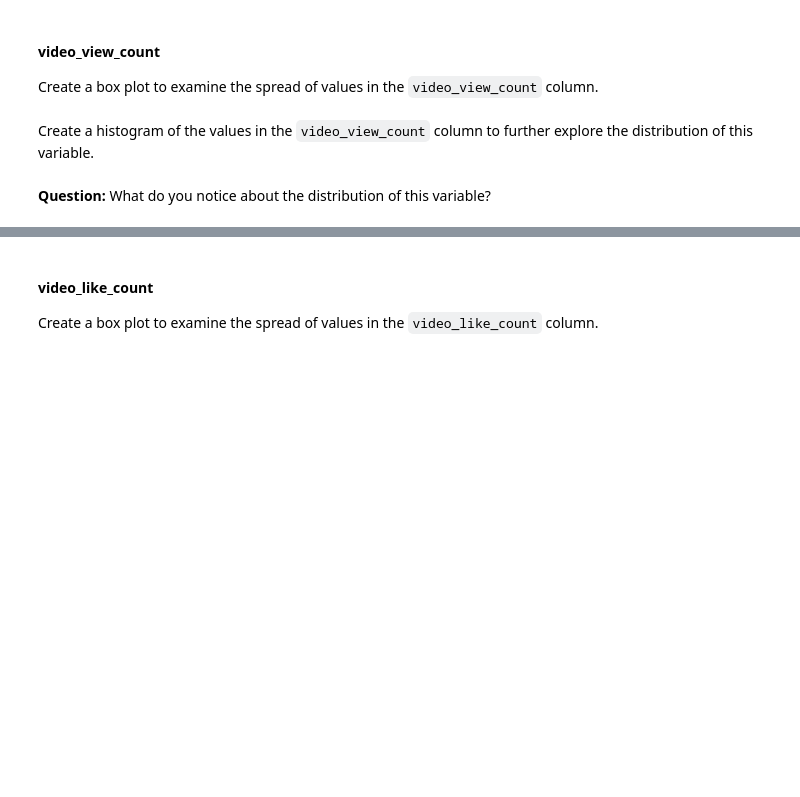
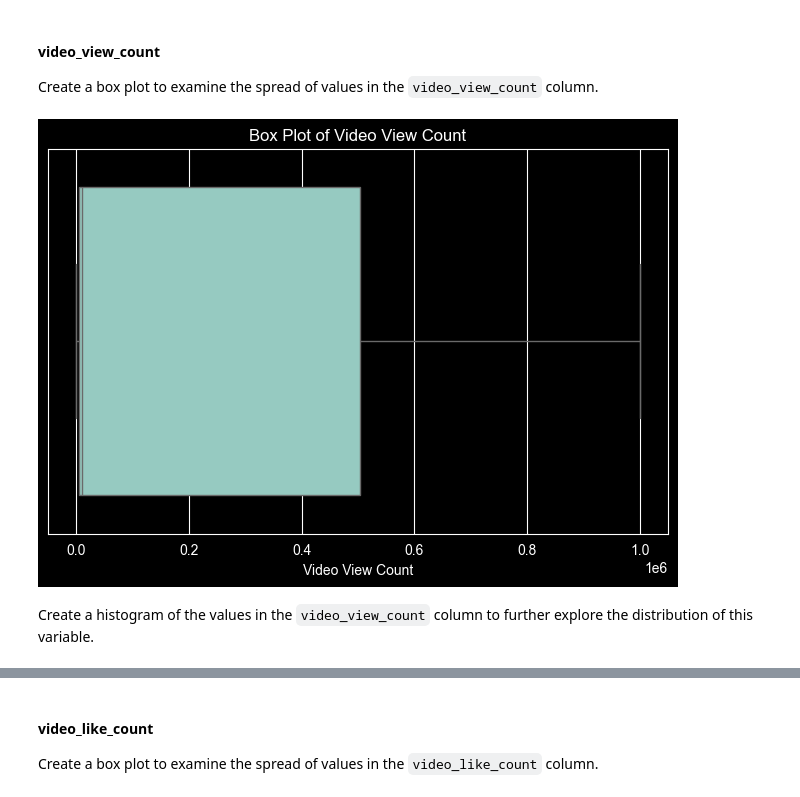
Before and after one commit to Aarushi-1604/google-advanced-data-analytics, a Jupyter notebook: course-3-go-beyond-the-numbers/notebooks/course-3-project-lab.ipynb, the cells around one changed output, grey strips where cells are left out. Saved outputs shown, nothing was run; the diff lists cells and outputs as text; code cells hidden in the pictures; blank space fills up the shorter version.

```diff
--- a/course-3-go-beyond-the-numbers/notebooks/course-3-project-lab.ipynb
+++ b/course-3-go-beyond-the-numbers/notebooks/course-3-project-lab.ipynb
@@ -182,2 +192,11 @@ Create a box plot to examine the spread of values in the `video_view_count` colu
+# %%
+# Create a boxplot to visualize distribution of `video_view_count`
+plt.figure(figsize=(8, 5))
+sns.boxplot(x=data['video_view_count'])
+plt.title("Box Plot of Video View Count")
+plt.xlabel("Video View Count")
+plt.show()
+# %% [output]
+[figure, added]
 # %% [markdown]
 Create a histogram of the values in the `video_view_count` column to further explore the distribution of this variable.
@@ -187,2 +202,0 @@ Create a histogram of the values in the `video_view_count` column to further exp
-# %% [markdown]
-**Question:** What do you notice about the distribution of this variable?
```
Also changed, not shown: parts of 64 cells of this notebook.
